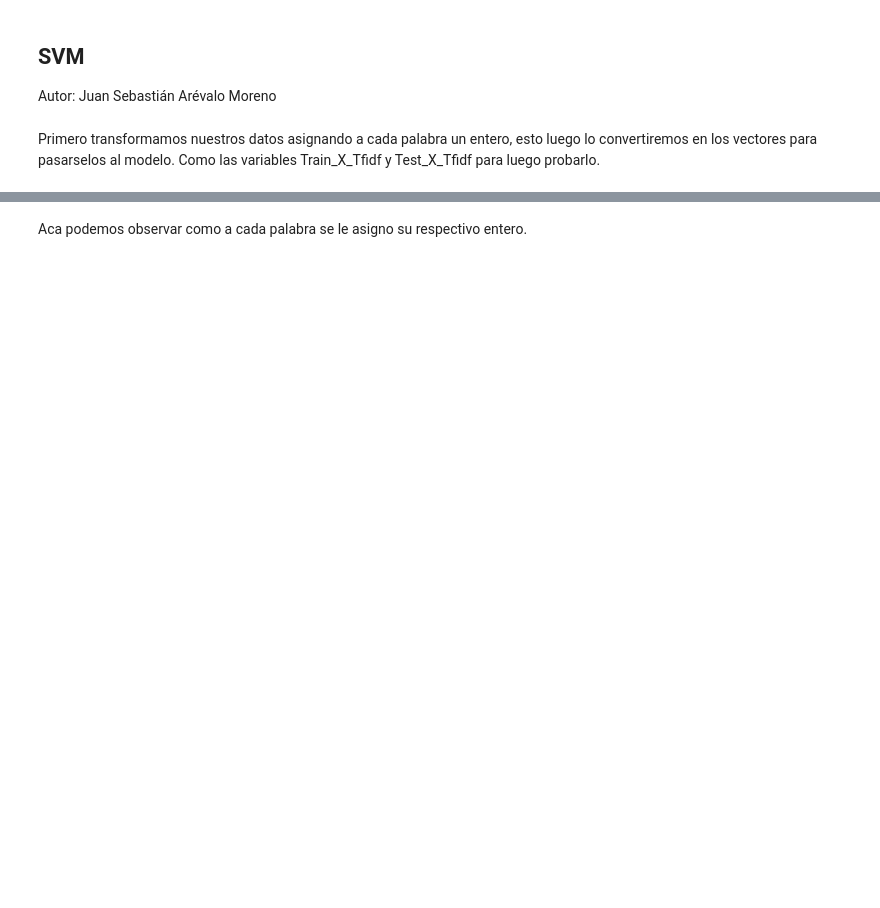
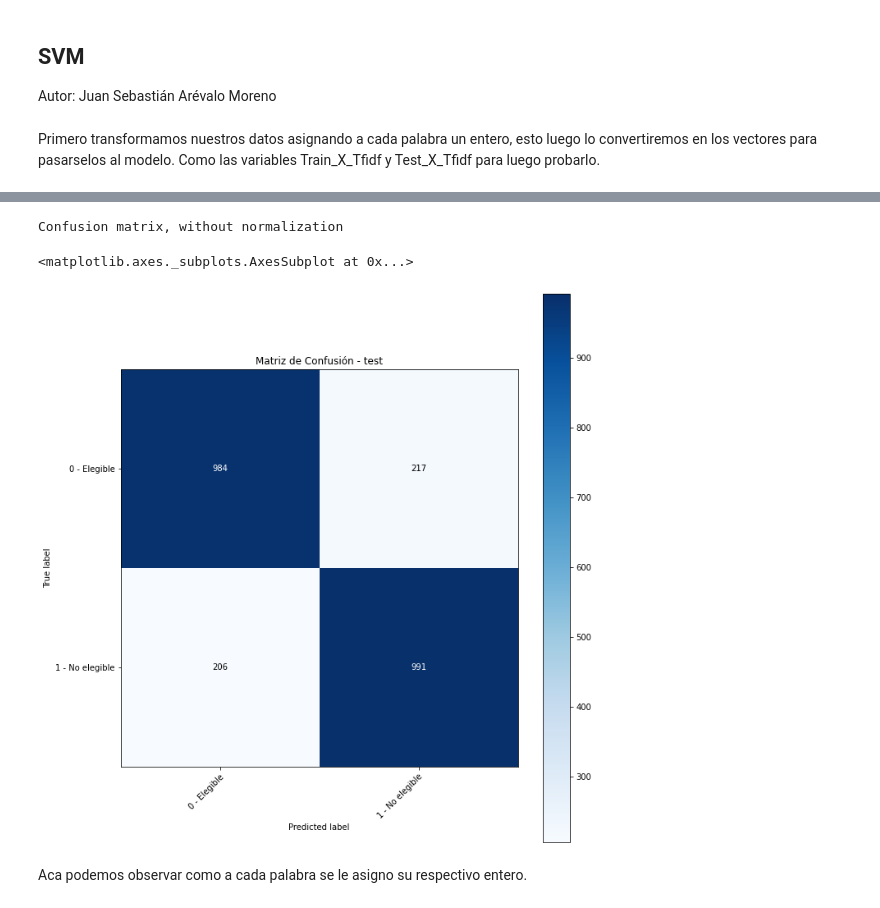
Before and after one commit to Traintain/2022-1-BI-Proyecto1-G4, a Jupyter notebook: Proyecto_1_Grupo_4.ipynb, the cells around one changed output, grey strips where cells are left out. Cells and saved outputs as stored; diff of their text form; code cells hidden in the pictures; blank space fills up the shorter version.

```diff
--- a/Proyecto_1_Grupo_4.ipynb
+++ b/Proyecto_1_Grupo_4.ipynb
@@ -940,0 +918,5 @@ from sklearn.svm import SVC
+# %%
+%%time
+grid_search_svm = GridSearchCV(pipe_svm, parameters, scoring='f1', cv=3, verbose = 3)
+with tf.device('/device:GPU:0'):
+  grid_search_svm.fit(new_X_train,y_train)
@@ -940,0 +956,17 @@ from sklearn.svm import SVC
+# %%
+# Ahora se usará un pipeline con el mejor modelo para analizar los datos de test
+estimators = [
+        ('preproccess',TextPreprocessing()),
+        ('transform',TfidfVectorizer(lowercase=False)),
+        ('classifier', svm.SVC( C=1,gamma="scale", kernel="rbf" ))]
+
+pipe_svm_test = Pipeline(estimators)
+# %%
+%%time
+pipe_svm_test.fit(X_train, y_train)
+# %%
+y_pred_test_svm=pipe_svm_test.predict(X_test)
+
+report_tree = classification_report(y_test, y_pred_test_svm)
+
+print("SVM Test Report\n", report_tree)
@@ -940,0 +983,8 @@ from sklearn.svm import SVC
+# %%
+%matplotlib inline
+plot_confusion_matrix(y_true=y_test, y_pred=y_pred_test_svm, classes=["0 - Elegible","1 - No elegible"],
+                      title='Matriz de Confusión - test')
+# %% [output]
+Confusion matrix, without normalization
+<matplotlib.axes._subplots.AxesSubplot at 0x...>
+[figure, added]
```
Also changed, not shown: parts of 57 cells of this notebook.
